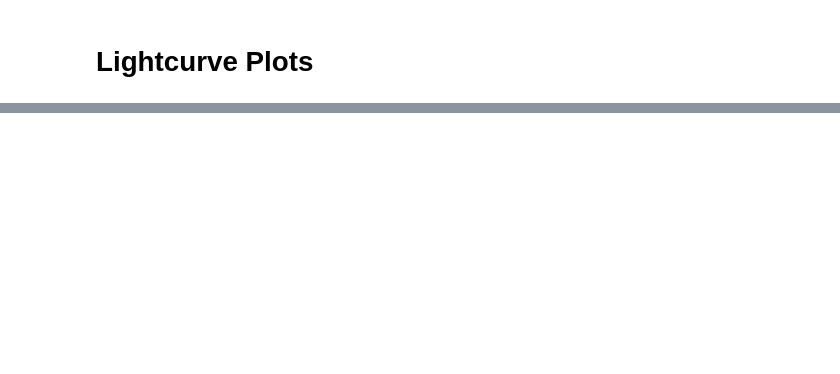
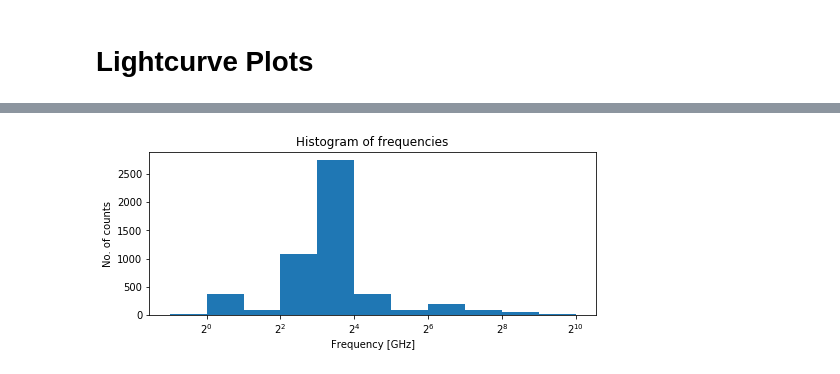
Before and after one commit to Gamma-Ray-Burst-J-K/GRB-Scripts, a Jupyter notebook: Lightcurve Code.ipynb, the cells around one changed output, grey strips where cells are left out. Cells and saved outputs as stored; diff of their text form; code cells hidden in the pictures; blank space fills up the shorter version.

```diff
--- a/Lightcurve Code.ipynb
+++ b/Lightcurve Code.ipynb
@@ -95,23 +132,24 @@ REDSHIFTS
 """
 
 # open afterglow data
-with open("Radio_data.txt") as file_1:
+with open("Radio_data_new.txt") as file_1:
     # splits data into lines
     data_1 = file_1.readlines()
 
 names = []
-GRB_sample = []         # names of all GRBs in sample
+GRB_name_all = []         # names of all GRBs in sample
 
 # generate list of GRBs in sample
 for i in data_1:
 
     # splits data into rows
     row = i.split()
-    names.append(row[0])
+    #print(row)
+    names.append(row[1])
 
 for GRB in names:
-    if GRB not in GRB_sample:
-        GRB_sample.append(GRB)
+    if GRB not in GRB_name_all:
+        GRB_name_all.append(GRB)
 
 # open redshift data
 
@@ -136,12 +174,16 @@ with open('Redshifts.txt') as fp:
             pass
 
 
-GRB_z = [item for item in GRB_redshift if item[0] in GRB_sample]
+GRB_z = [item for item in GRB_redshift if item[0] in GRB_name_all]
 
 
 z_all = []          # redshifts of GRBs in sample
 GRB_all = []        # GRBs in sample with redshifts
+allthings = []
 
 for data in GRB_z:
     z_all.append(data[1])
     GRB_all.append(data[0])
+    allthings.append([data[0], data[1]])
+
+print(len(GRB_name_all))
@@ -392,0 +319,55 @@ for item in data_freq_all:
+# %%
+"""
+HISTOGRAM OF DATA POINTS
+"""
+
+# empty lists for data
+names = []
+freq_array = []
+flux_array = []
+data_freq_all = []
+freq = []
+
+# split data by GRB
+for i in data_1[1:]:
+
+    # splits data into rows
+    row = i.split()
+    flux = float(row[5])
+
+    # removes no recorded data entries
+    if flux <= 0:
+        continue
+
+    # adds remaining data points to array
+    else:
+        freq_array.append(float(row[4]))
+        flux_array.append(float(row[5]))
+        data_freq_all.append([row[1], float(row[4]), float(row[5])])
+
+        freq_test = float(row[4])
+
+        if freq_test not in freq:
+            freq.append(freq_test)
+
+first_freq = freq[0]
+t = 0
+
+for thing in data_freq_all:
+    test_freq = thing[1]
+    if test_freq == first_freq:
+        t += 1
+    else:
+        print(t)
+        t = 0
+        first_freq = test_freq
+
+# plot histogram of frequencies for old data
+plt.figure(figsize=(8,3))
+plt.title('Histogram of frequencies')
+plt.hist(freq_array, bins = [0.5, 1, 2, 4, 8, 16, 32, 64, 128, 256, 512, 1024])
+plt.xlabel("Frequency [GHz]")
+plt.semilogx(basex=2)
+plt.ylabel("No. of counts")
+plt.show()
+# %% [output]
@@ -392,0 +391 @@ for item in data_freq_all:
+[figure, added]
```
Also changed, not shown: parts of 18 cells of this notebook.
